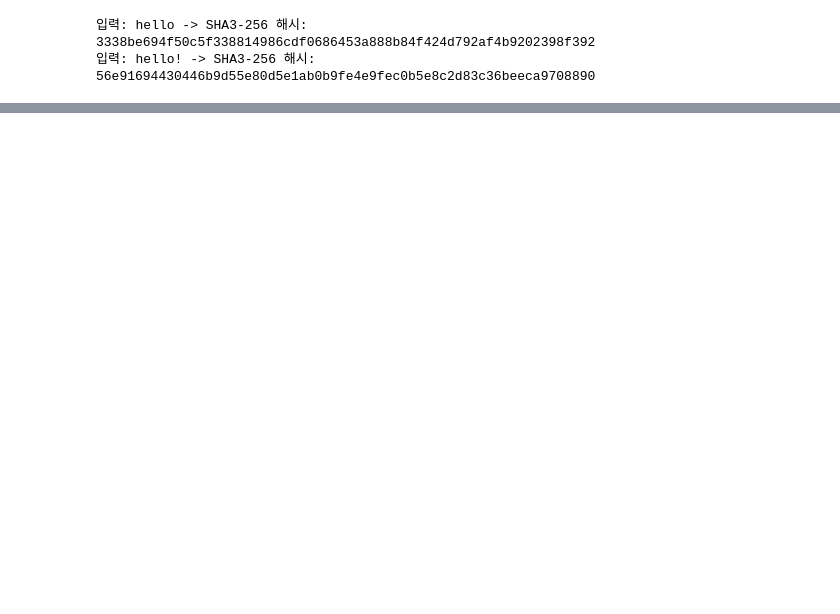
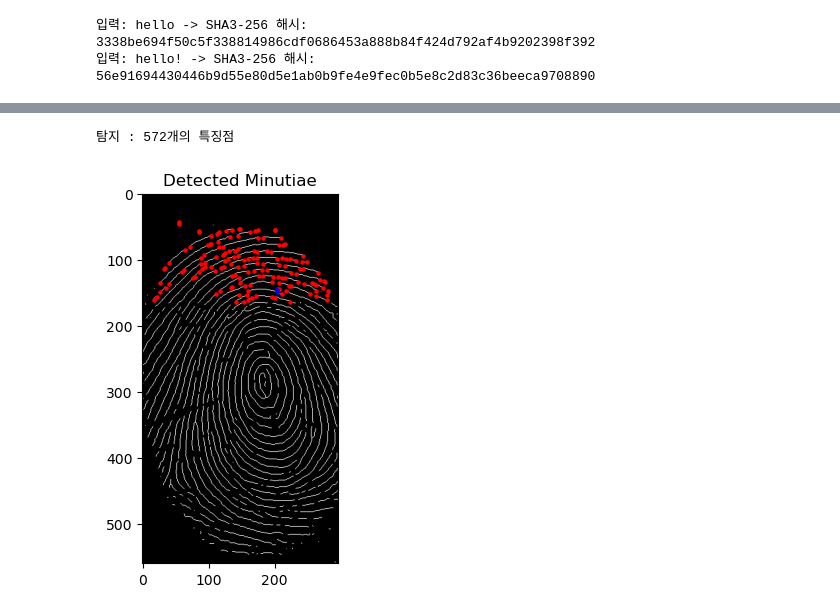
Before and after one commit to Do-heewan/Information_Security, a Jupyter notebook: example.ipynb, the cells around one changed output, grey strips where cells are left out. Saved outputs shown, nothing was run; the diff lists cells and outputs as text; code cells hidden in the pictures; blank space fills up the shorter version.

```diff
--- a/example.ipynb
+++ b/example.ipynb
@@ -559,0 +600,35 @@ for msg in messages:
+# %%
+# 특징 점 추출
+
+import numpy as np
+
+def extract_minutiae(skeleton):
+    h, w = skeleton.shape
+    points = []
+    for y in range(1, h-1):
+        for x in range(1, w-1):
+            if skeleton[y, x]:  # 흰색 픽셀 (1)
+                n = np.sum(skeleton[y-1:y+2, x-1:x+2]) - 1  # 주변 8방향 흰색 픽셀 수
+                if n == 1:
+                    points.append((x, y, 'ending'))  # 단말점
+                elif n == 3:
+                    points.append((x, y, 'bifurcation'))  # 분기점
+    return points
+
+img = cv2.imread('7주차/DB2_B/101_1.tif', cv2.IMREAD_GRAYSCALE)
+blur = cv2.GaussianBlur(img, (5, 5), 0)
+binary = cv2.adaptiveThreshold(blur, 255, cv2.ADAPTIVE_THRESH_MEAN_C, cv2.THRESH_BINARY_INV, 15, 10)
+
+skeleton = skeletonize(binary // 255)
+features = extract_minutiae(skeleton)
+print(f"탐지 : {len(features)}개의 특징점")
+
+plt.imshow(skeleton, cmap='gray')
+for x, y, t in features[:150]:
+    color = 'r' if t == 'ending' else 'b'
+    plt.scatter(x,y,c = color, s=5)
+plt.title('Detected Minutiae')
+plt.show()
+# %% [output]
+탐지 : 572개의 특징점
+[figure, added]
```
Also changed, not shown: parts of 5 cells of this notebook.
